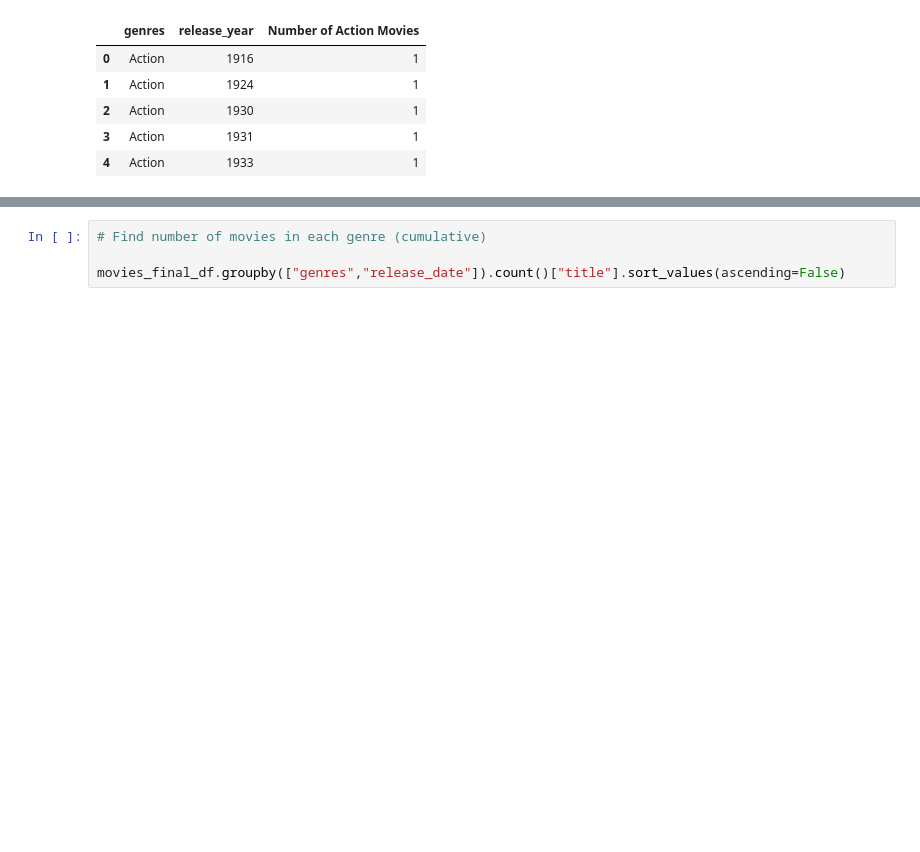
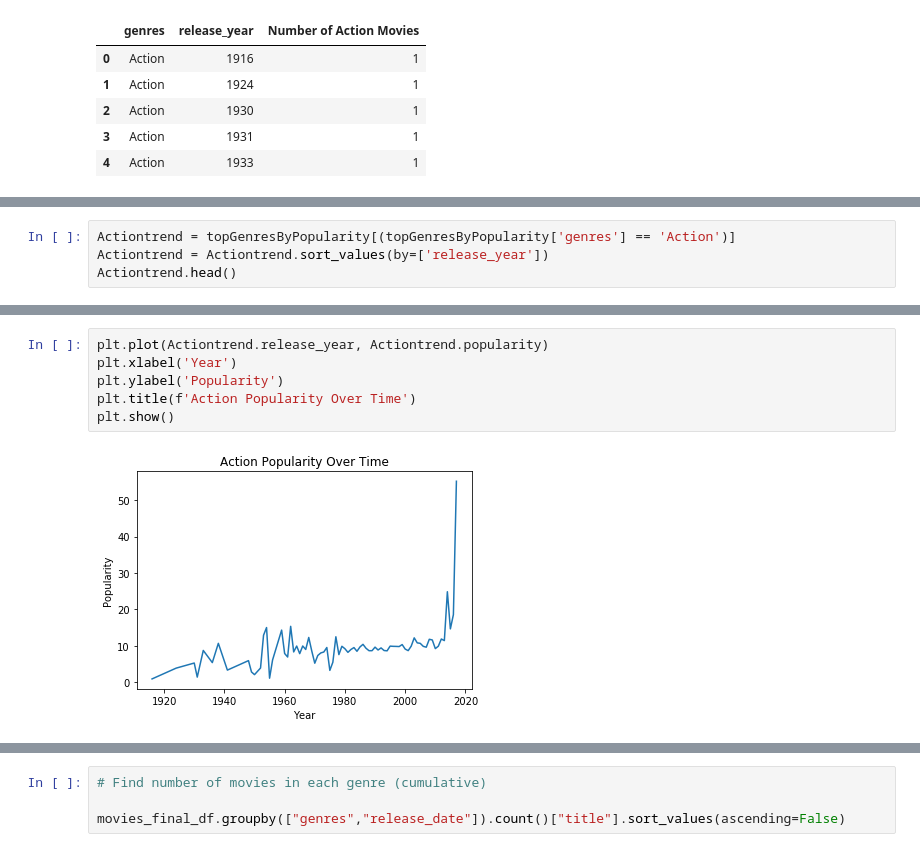
Before and after one commit to Congo-Kid/FuzzyWuzzy, a Jupyter notebook: Project1/latestMovieCode.ipynb, the cells around one changed output, grey strips where cells are left out. Cells and saved outputs as stored; diff of their text form; blank space fills up the shorter version.

```diff
--- a/Project1/latestMovieCode.ipynb
+++ b/Project1/latestMovieCode.ipynb
@@ -297,0 +285,4 @@ d=ax.set_title("Top 5 Most Profitable Genres of All Time")
+# %%
+Actiontrend = topGenresByPopularity[(topGenresByPopularity['genres'] == 'Action')]
+Actiontrend = Actiontrend.sort_values(by=['release_year'])
+Actiontrend.head()
@@ -297,0 +296,8 @@ d=ax.set_title("Top 5 Most Profitable Genres of All Time")
+# %%
+plt.plot(Actiontrend.release_year, Actiontrend.popularity)
+plt.xlabel('Year')
+plt.ylabel('Popularity')
+plt.title(f'Action Popularity Over Time')
+plt.show()
+# %% [output]
+[figure, added]
```
Also changed, not shown: parts of 62 cells of this notebook, 38 other files.
